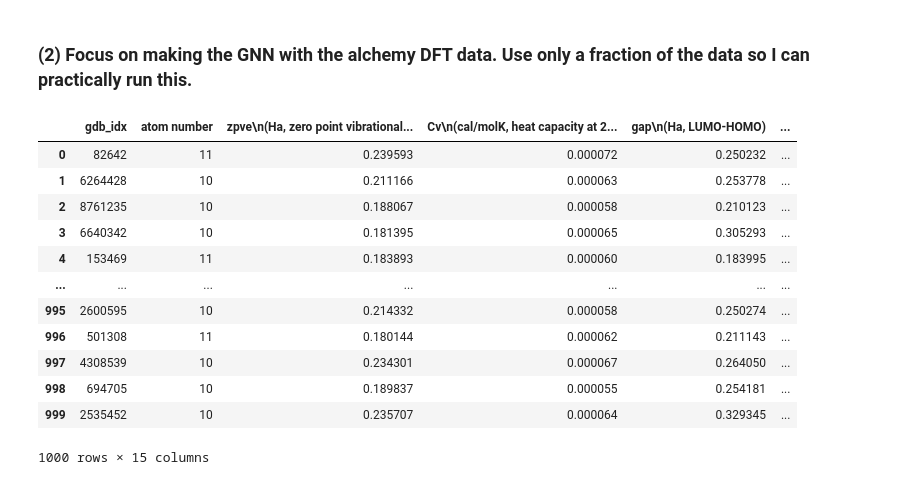
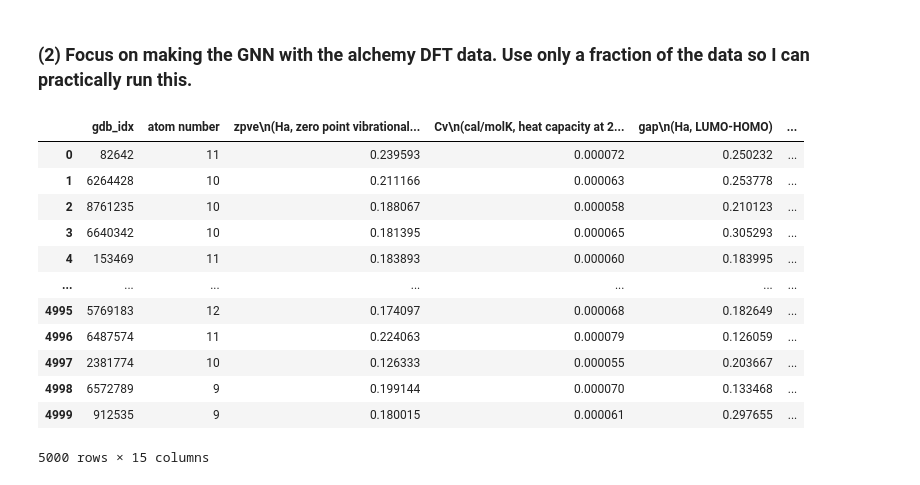
Before and after one commit to joshuatree-hub/Chem-C242-Final-Project-Organic-Reactions, a Jupyter notebook: gnn_and_decision_tree.ipynb, the cells around one changed output. Saved outputs shown, nothing was run; the diff lists cells and outputs as text; code cells hidden in the pictures.

```diff
--- a/gnn_and_decision_tree.ipynb
+++ b/gnn_and_decision_tree.ipynb
@@ -81,23 +105,23 @@ plt.show()
 # %%
 # Create a smaller dataframe with a random sample of molecules from the alchemy dataset to work with locally.
 
-n_examples = 1000
+n_examples = 5000
 small_molecule_types_df = molecule_types_df.sample(n=n_examples, random_state=67).reset_index(drop=True)
 display(small_molecule_types_df)
 # %% [output]
 |  | gdb_idx | atom number | zpve\n(Ha, zero point vibrational... | Cv\n(cal/molK, heat capacity at 2... | gap\n(Ha, LUMO-HOMO) | ... |
 | 0 | 82642 | 11 | 0.239593 | 0.000072 | 0.250232 | ... |
 | 1 | 6264428 | 10 | 0.211166 | 0.000063 | 0.253778 | ... |
 | 2 | 8761235 | 10 | 0.188067 | 0.000058 | 0.210123 | ... |
 | 3 | 6640342 | 10 | 0.181395 | 0.000065 | 0.305293 | ... |
 | 4 | 153469 | 11 | 0.183893 | 0.000060 | 0.183995 | ... |
 | ... | ... | ... | ... | ... | ... | ... |
-| 995 | 2600595 | 10 | 0.214332 | 0.000058 | 0.250274 | ... |
-| 996 | 501308 | 11 | 0.180144 | 0.000062 | 0.211143 | ... |
-| 997 | 4308539 | 10 | 0.234301 | 0.000067 | 0.264050 | ... |
-| 998 | 694705 | 10 | 0.189837 | 0.000055 | 0.254181 | ... |
-| 999 | 2535452 | 10 | 0.235707 | 0.000064 | 0.329345 | ... |
+| 4995 | 5769183 | 12 | 0.174097 | 0.000068 | 0.182649 | ... |
+| 4996 | 6487574 | 11 | 0.224063 | 0.000079 | 0.126059 | ... |
+| 4997 | 2381774 | 10 | 0.126333 | 0.000055 | 0.203667 | ... |
+| 4998 | 6572789 | 9 | 0.199144 | 0.000070 | 0.133468 | ... |
+| 4999 | 912535 | 9 | 0.180015 | 0.000061 | 0.297655 | ... |
-1000 rows × 15 columns
+5000 rows × 15 columns
 # %%
 def smiles_to_graph(smi, y):
     """
```
Also changed, not shown: parts of 17 cells of this notebook, 1 other file.
